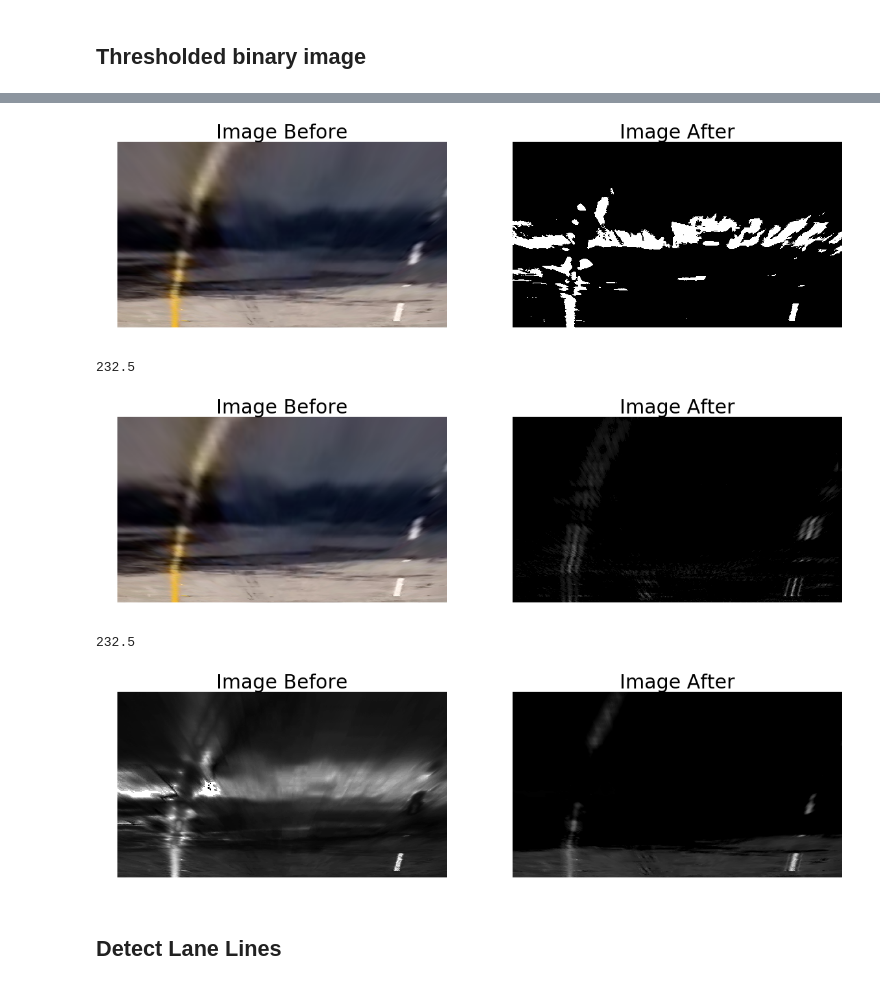
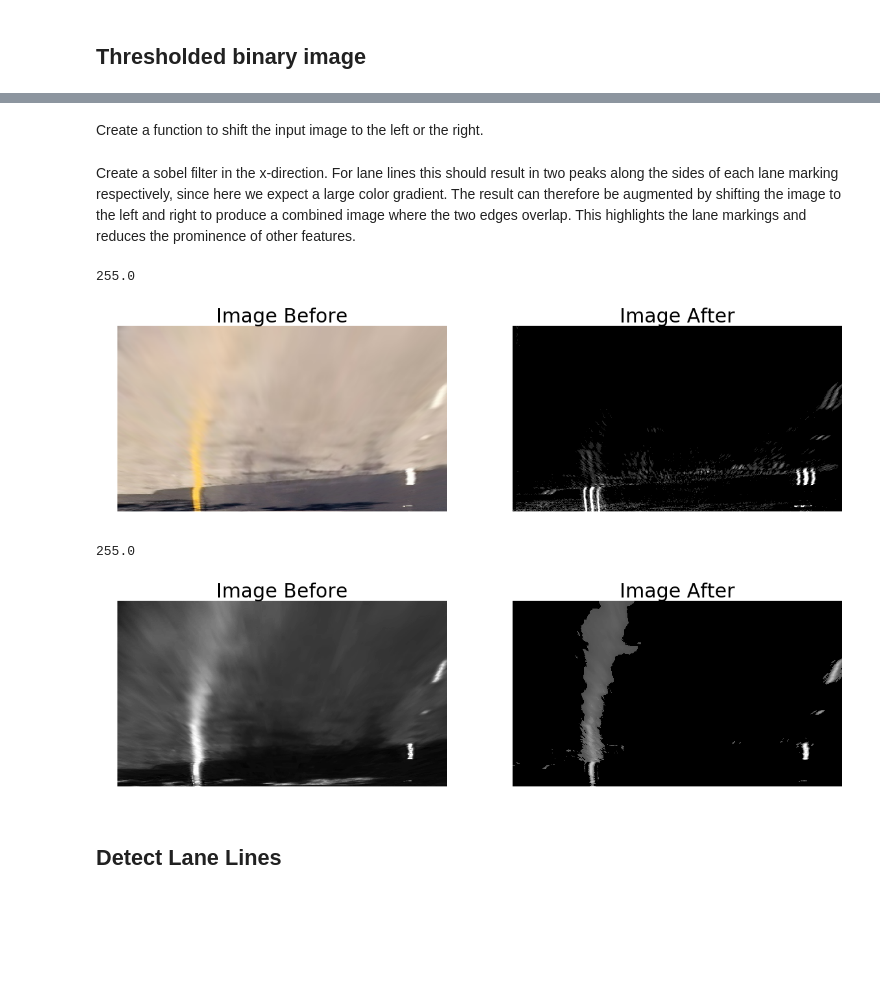
Before and after one commit to MarkDekker/CarND-Advanced-Lane-Lines, a Jupyter notebook: Pipeline.ipynb, the cells around one changed output, grey strips where cells are left out. Saved outputs shown, nothing was run; the diff lists cells and outputs as text; code cells hidden in the pictures; blank space fills up the shorter version.

Commit message:
Improved thresholding and started line detection.

```diff
--- a/Pipeline.ipynb
+++ b/Pipeline.ipynb
@@ -77,3 +61,19 @@ def compare_images(img_org, img_undist):
+# %%
+def plot_image(img, title=''):
+    if len(img.shape) == 2:
+        plt.imshow(img, cmap='gray')
+    else:
+        plt.imshow(img)
+    plt.axis('off')
+    plt.title(title, fontsize=30)
+
+def compare_images(img_org, img_undist):
+    # Visualize distortion corrected image as compared to original
+    plt.subplots(1, 2, figsize=(20,10))
+    plt.subplot(1, 2, 1)
+    plot_image(img_org,'Image Before')
+    plt.subplot(1, 2, 2)
+    plot_image(img_undist,'Image After')
 # %%
 def import_image(img_path):
     img = cv2.imread(img_path)
@@ -128,7 +128,7 @@ def perspective_transform(img):
     perspective_matrix = cv2.getPerspectiveTransform(src, dst)
     return cv2.warpPerspective(udist, perspective_matrix, img_res)
 # %%
-img = import_image('./test_images/test5.jpg')
+img = import_image('./test_images/test4.jpg')
 udist = cv2.undistort(img, mtx, dist, None, mtx)
 warped = perspective_transform(udist)
 compare_images(udist, warped)
@@ -189,8 +175,5 @@ def adaptive_threshold(img):
-# %%
-threshold_img = adaptive_threshold(warped)
-compare_images(warped, threshold_img)
-# %% [output]
-[figure, removed]
+# %% [markdown]
+Create a function to shift the input image to the left or the right.
 # %%
 def translate_horz(img, direction='left', shift=0.01):
     img_res = img.shape
@@ -221,8 +204,12 @@ def translate_horz(img, direction='left', shift=0.01):
     transform = cv2.getPerspectiveTransform(src, dst)
 
     return cv2.warpPerspective(img, transform, (img_res[1], img_res[0]))
+# %% [markdown]
+Create a sobel filter in the x-direction.  For lane lines this should result in two peaks along the sides of each lane marking respectively, since here we expect a large color gradient. The result can therefore be augmented by shifting the image to the left and right to produce a combined image where the two edges overlap.  This highlights the lane markings and reduces the prominence of other features.
 # %%
-def abs_sobel_thresh(img, orient='x', thresh_min=0):
+def abs_sobel(img, thresh_min=0):
+
+    orient='x'
     gray = img[:,:,0]
 
     if orient == 'x':
@@ -235,18 +222,19 @@ def abs_sobel_thresh(img, orient='x', thresh_min=0):
     binary_output = translate_horz(scaled_sobel, direction='left', shift=0.01)/2
     binary_output = binary_output + translate_horz(scaled_sobel, direction='right', shift=0.01)/2
 
-
-    binary_output = np.where(binary_output > thresh_min, binary_output*1, 0)
+    binary_output = np.where(binary_output > thresh_min, binary_output*5, 0)
+    binary_output = np.where(binary_output > 255, 255, binary_output)
 
     print(np.max(binary_output))
-    return binary_output
+
+    return cv2.normalize(binary_output, norm_img, alpha=0, beta=255, norm_type=cv2.NORM_MINMAX)
 # %%
 # Run the function
-grad_binary = abs_sobel_thresh(warped, orient='x', thresh_min=10)
+grad_binary = abs_sobel(warped, thresh_min=5)
 compare_images(warped, grad_binary)
 # %% [output]
-232.5
+255.0
-[figure, old version]
+[figure, new version]
 # %%
 def combine_images(img1, img2, method="Add"):
 
@@ -272,7 +260,7 @@ hls_img = cv2.cvtColor(warped, cv2.COLOR_RGB2HLS)
 saturation_channel = hls_img[:,:,2]
 lightness_channel = hls_img[:,:,1]
 darkness_channel = (255-lightness_channel)
-sobel_grad_red = abs_sobel_thresh(warped, orient='x', thresh_min=10)
+sobel_grad_red = abs_sobel(warped, thresh_min=5)
 
 sum_img = combine_images(sobel_grad_red, saturation_channel, method='add')
 sum_img = combine_images(sum_img, lightness_channel, method='add')
@@ -281,9 +269,12 @@ sum_img = combine_images(sum_img, darkness_channel, method='subtract')
 norm_img = np.zeros(sum_img.shape)
 norm_img = cv2.normalize(sum_img, norm_img, alpha=0, beta=255, norm_type=cv2.NORM_MINMAX)
 
-compare_images(saturation_channel, norm_img)
+norm_img = norm_img.astype(np.dtype('uint8'))
+_, norm_thresh = cv2.threshold(norm_img, 80, 255, cv2.THRESH_TOZERO)
+
+compare_images(saturation_channel, norm_thresh)
 # %% [output]
-232.5
+255.0
-[figure, old version]
+[figure, new version]
 # %% [markdown]
 ## Detect Lane Lines
```
Also changed, not shown: parts of 24 cells of this notebook, 1 other file.
